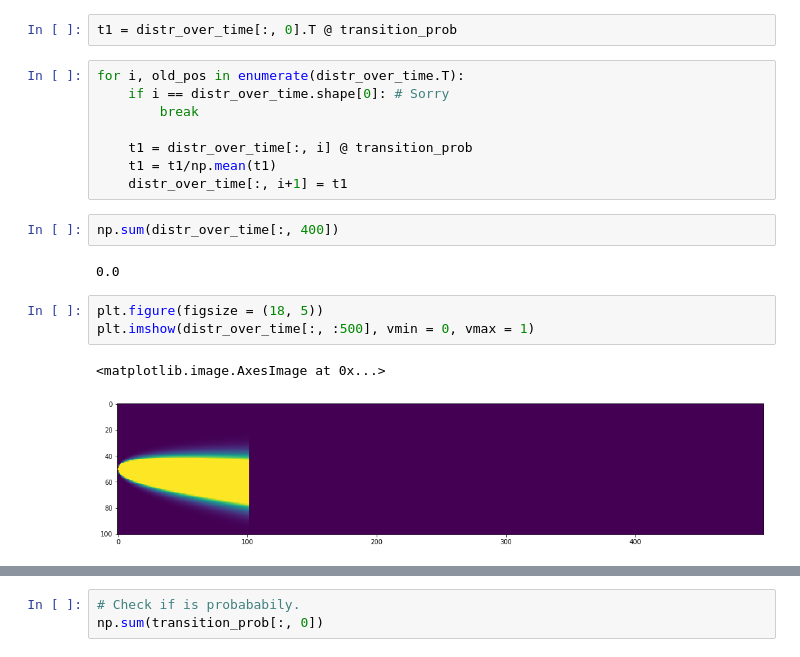
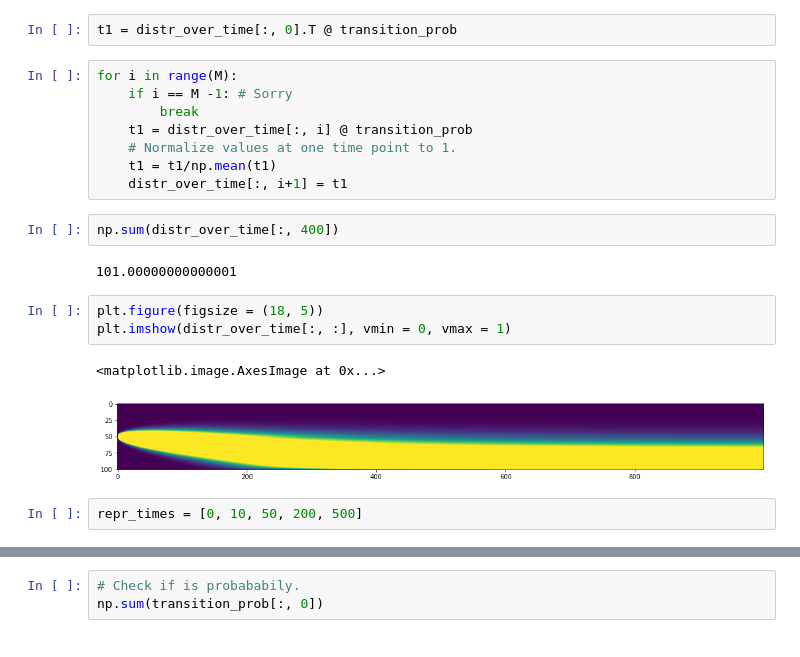
Before and after one commit to DorotheaMueller/mhbf, a Jupyter notebook: ex_7_budding_mueller.ipynb, the cells around one changed output, grey strips where cells are left out. Drawn from its saved outputs; the diff is of its cells as text.

```diff
--- a/ex_7_budding_mueller.ipynb
+++ b/ex_7_budding_mueller.ipynb
@@ -49,20 +49,22 @@ for new_pos in range(N):
 # %%
 t1 = distr_over_time[:, 0].T @ transition_prob
 # %%
-for i, old_pos in enumerate(distr_over_time.T):
-    if i == distr_over_time.shape[0]: # Sorry
+for i in range(M):
+    if i == M -1: # Sorry
         break
-
     t1 = distr_over_time[:, i] @ transition_prob
+    # Normalize values at one time point to 1.
     t1 = t1/np.mean(t1)
     distr_over_time[:, i+1] = t1
 # %%
 np.sum(distr_over_time[:, 400])
 # %% [output]
-0.0
+101.00000000000001
 # %%
 plt.figure(figsize = (18, 5))
-plt.imshow(distr_over_time[:, :500], vmin = 0, vmax = 1)
+plt.imshow(distr_over_time[:, :], vmin = 0, vmax = 1)
 # %% [output]
 <matplotlib.image.AxesImage at 0x...>
-[figure, old version]
+[figure, new version]
+# %%
+repr_times = [0, 10, 50, 200, 500]
```
Also changed, not shown: parts of 1 cell of this notebook.
